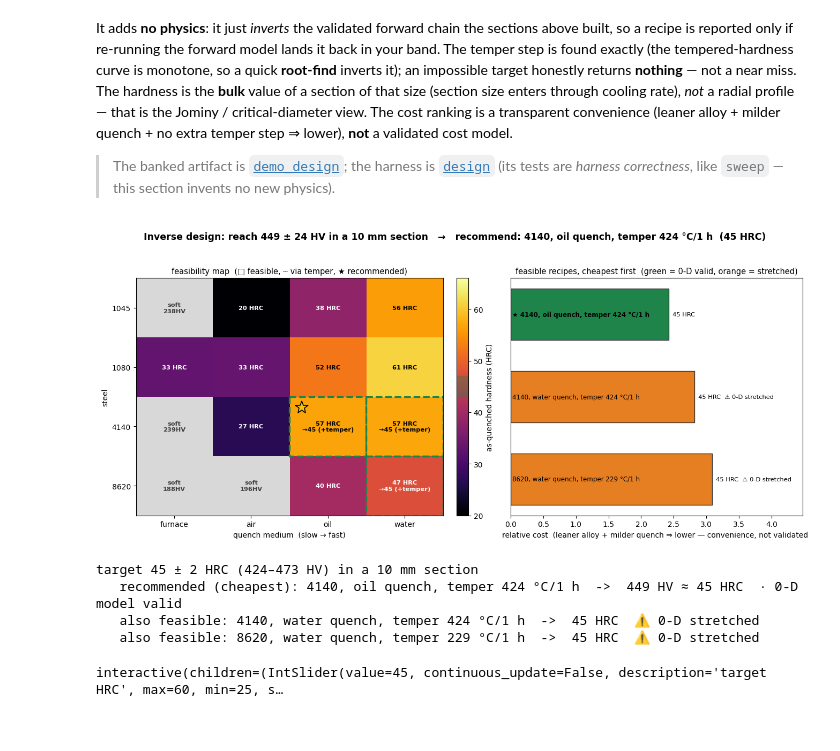
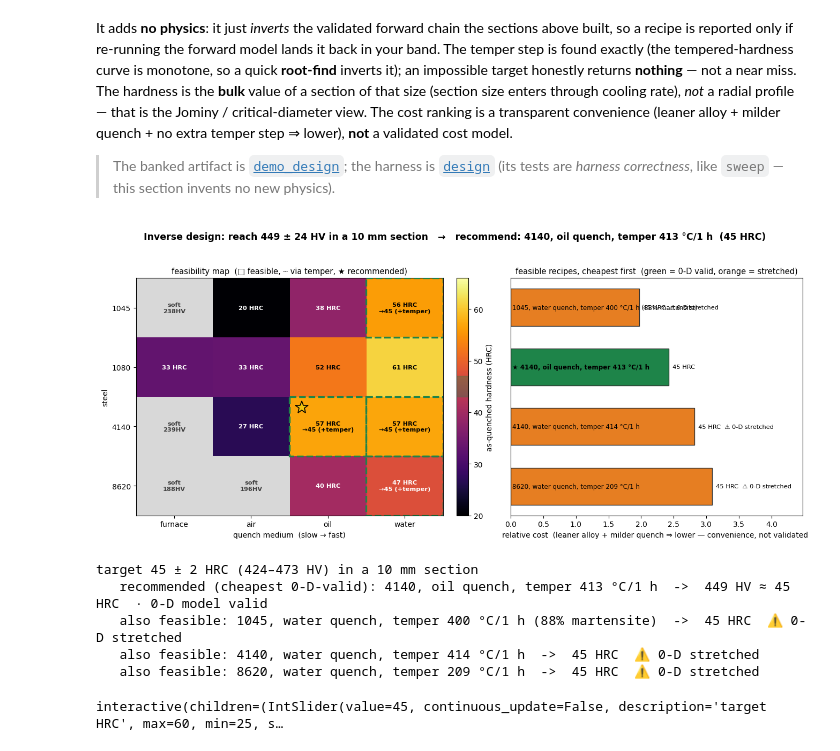
Before and after one commit to BoykoNeov/steel-sim, a Jupyter notebook: steel/steel.ipynb, the cells around one changed output. Drawn from its saved outputs; the diff is of its cells as text; code cells hidden in the pictures.

```diff
--- a/steel/steel.ipynb
+++ b/steel/steel.ipynb
@@ -727,40 +727,43 @@ cost model.
 from steel import design
 from steel.plots import design_figure
 
 def design_explorer(target_hrc=45.0, tol_hrc=2.0, section_mm=10.0):
     # Hardness spec + section size -> the feasible recipe set: outer grade x quench enumeration
     # + an inner temper root-find (design.find_recipes_for_HRC), every recipe re-checked against
     # the band. The as-quenched landscape grid feeds the same figure (the render layer owns it).
     d_m = float(section_mm) / 1000.0
     result = design.find_recipes_for_HRC(float(target_hrc), tol_HRC=float(tol_hrc), diameter=d_m)
     grid = sweep.sweep_grid(GRADES, media=DEFAULT_MEDIA, diameter=d_m)
     design_figure(result, grid)
     plt.show()                                   # figure FIRST, then the readout (flicker-safe)
     lo, hi = result.target_band
     print(f"target {target_hrc:.0f} ± {tol_hrc:.0f} HRC ({lo:.0f}–{hi:.0f} HV) "
           f"in a {section_mm:.0f} mm section")
     if not result.feasible:
         print("   no recipe in this grade × quench × temper space reaches it "
               "— the target is outside the achievable envelope.")
         return
     def _hrc(r):
         return f"{r.HRC:.0f} HRC" if np.isfinite(r.HRC) else "(off HRC scale)"
     rec = result.recommended
     valid = "0-D model valid" if rec.lumped_valid else "⚠ 0-D lumped model stretched (Biot > 0.1)"
-    print(f"   recommended (cheapest): {rec.label()}  ->  {rec.HV:.0f} HV ≈ {_hrc(rec)}  · {valid}")
-    for r in result.recipes[1:]:
+    print(f"   recommended (cheapest 0-D-valid): {rec.label()}  ->  {rec.HV:.0f} HV ≈ {_hrc(rec)}  · {valid}")
+    for r in result.recipes:
+        if r is rec:                                 # the recommended is printed above
+            continue
         flag = "" if r.lumped_valid else "  ⚠ 0-D stretched"
         print(f"   also feasible: {r.label()}  ->  {_hrc(r)}{flag}")
 
 # Direct render (static, banked in the .ipynb) — the textbook quench-and-temper spec:
 # ~45 HRC in a 10 mm section -> 4140, oil quench, temper ~425 °C (the classic Q&T answer).
 design_explorer(45.0, 2.0, 10.0)
 # %% [output]
-[figure, old version]
+[figure, new version]
 target 45 ± 2 HRC (424–473 HV) in a 10 mm section
-   recommended (cheapest): 4140, oil quench, temper 424 °C/1 h  ->  449 HV ≈ 45 HRC  · 0-D model valid
-   also feasible: 4140, water quench, temper 424 °C/1 h  ->  45 HRC  ⚠ 0-D stretched
-   also feasible: 8620, water quench, temper 229 °C/1 h  ->  45 HRC  ⚠ 0-D stretched
+   recommended (cheapest 0-D-valid): 4140, oil quench, temper 413 °C/1 h  ->  449 HV ≈ 45 HRC  · 0-D model valid
+   also feasible: 1045, water quench, temper 400 °C/1 h (88% martensite)  ->  45 HRC  ⚠ 0-D stretched
+   also feasible: 4140, water quench, temper 414 °C/1 h  ->  45 HRC  ⚠ 0-D stretched
+   also feasible: 8620, water quench, temper 209 °C/1 h  ->  45 HRC  ⚠ 0-D stretched
 # %%
 # target 25-60 HRC (± up to 4) keeps the spec inside the ASTM E140 convertible band; section
 # 5-60 mm spans thin (through-hardens) to thick (only the deep-hardening alloy survives).
```
Also changed, not shown: 7 other files.
